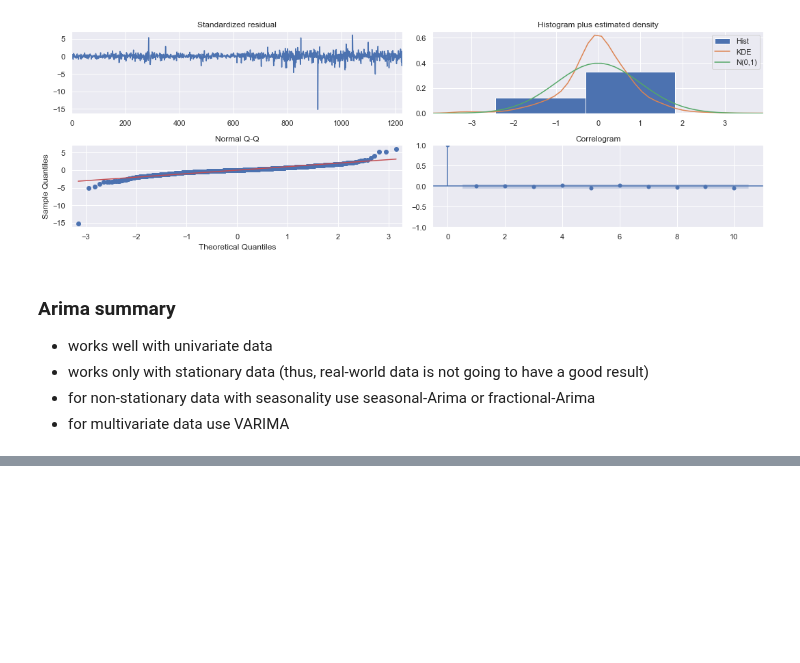
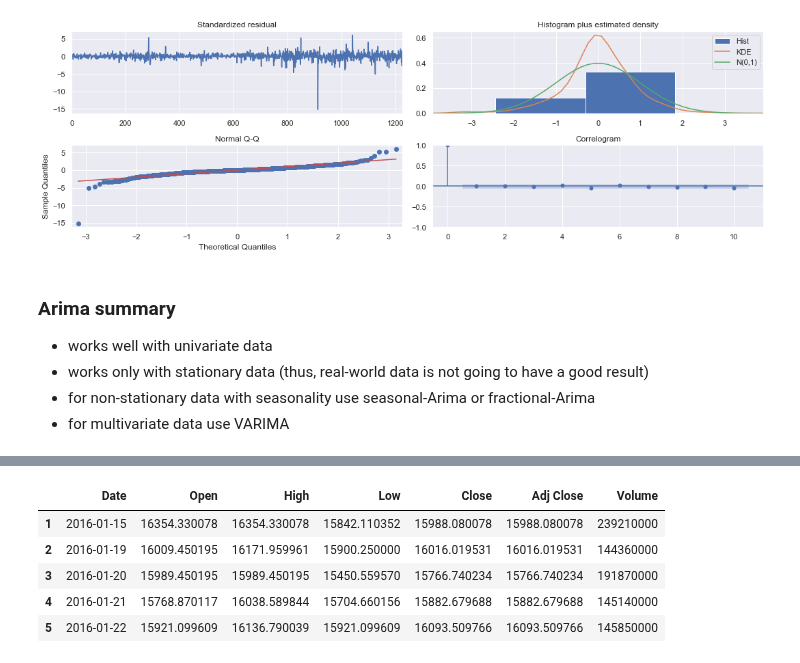
Before and after one commit to dissagaliyeva/python, a Jupyter notebook: time_series/bleeding_edge/regression_extension.ipynb, the cells around one changed output, grey strips where cells are left out. Saved outputs shown, nothing was run; the diff lists cells and outputs as text; code cells hidden in the pictures; blank space fills up the shorter version.

```diff
--- a/time_series/bleeding_edge/regression_extension.ipynb
+++ b/time_series/bleeding_edge/regression_extension.ipynb
@@ -278,0 +461,10 @@ $$ARIMA (p,d,q) * (P, D, Q)_m$$
+# %%
+data = data[(data['Date'] > '2016-01-14') & (data['Date'] < '2017-01-30')]
+data.head()
+# %% [output]
+|  | Date | Open | High | Low | Close | Adj Close | Volume |
+| 1 | 2016-01-15 | 16354.330078 | 16354.330078 | 15842.110352 | 15988.080078 | 15988.080078 | 239210000 |
+| 2 | 2016-01-19 | 16009.450195 | 16171.959961 | 15900.250000 | 16016.019531 | 16016.019531 | 144360000 |
+| 3 | 2016-01-20 | 15989.450195 | 15989.450195 | 15450.559570 | 15766.740234 | 15766.740234 | 191870000 |
+| 4 | 2016-01-21 | 15768.870117 | 16038.589844 | 15704.660156 | 15882.679688 | 15882.679688 | 145140000 |
+| 5 | 2016-01-22 | 15921.099609 | 16136.790039 | 15921.099609 | 16093.509766 | 16093.509766 | 145850000 |
```
Also changed, not shown: parts of 9 cells of this notebook, 1 other file.
